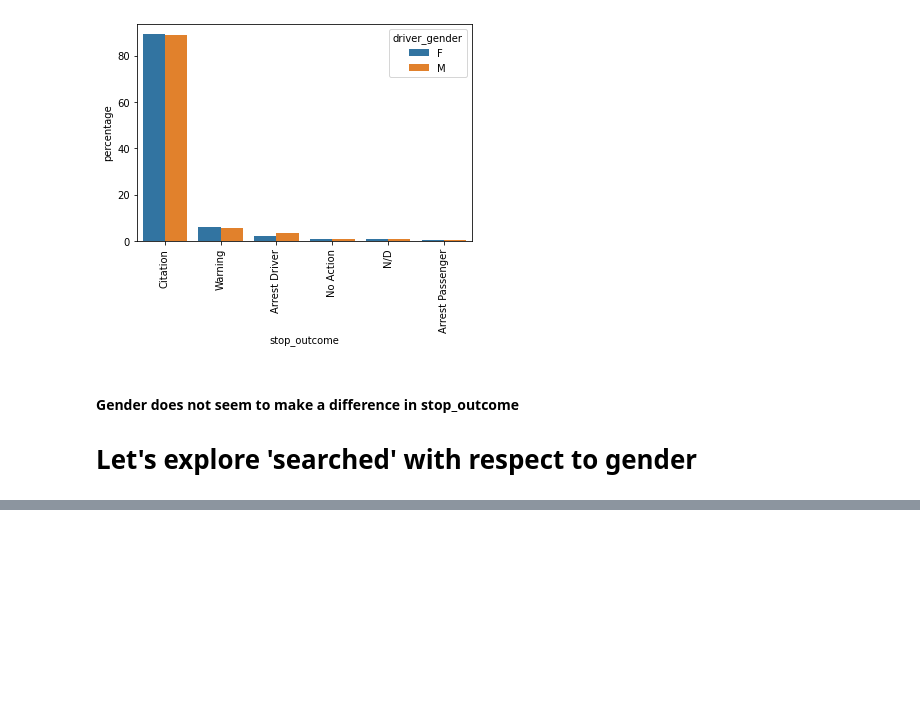
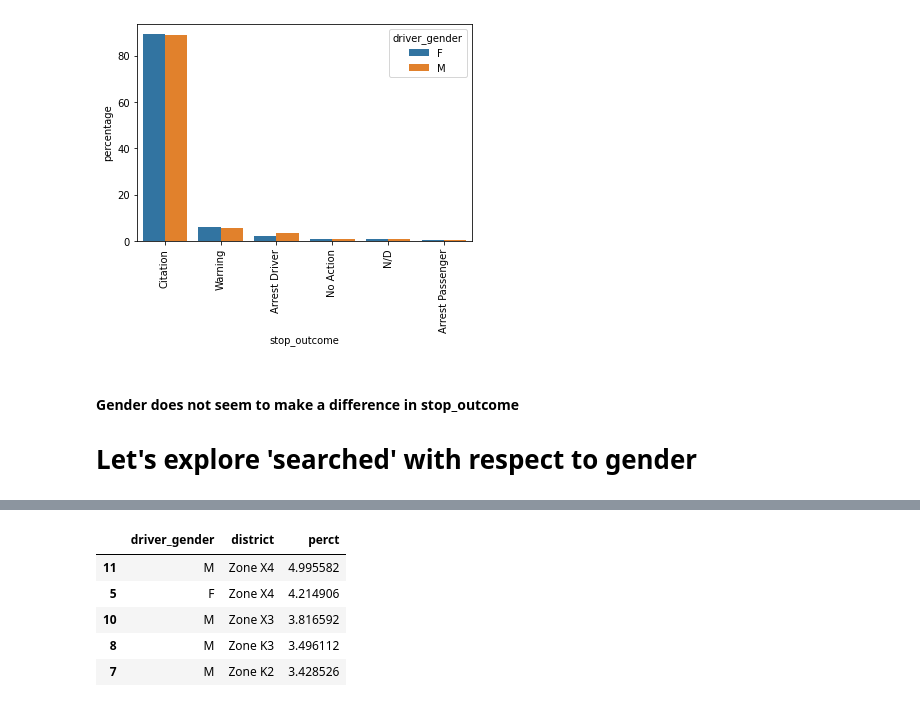
Before and after one commit to kipmadden/Stanford-Open-Policing-Project, a Jupyter notebook: Stanford Open Policing Project - Rhode Island Analysis.ipynb, the cells around one changed output, grey strips where cells are left out. Saved outputs shown, nothing was run; the diff lists cells and outputs as text; code cells hidden in the pictures; blank space fills up the shorter version.

```diff
--- a/Stanford Open Policing Project - Rhode Island Analysis.ipynb
+++ b/Stanford Open Policing Project - Rhode Island Analysis.ipynb
@@ -305,0 +381,9 @@ Name: is_arrested, dtype: float64
+# %%
+gender_zone.head()
+# %% [output]
+|  | driver_gender | district | perct |
+| 11 | M | Zone X4 | 4.995582 |
+| 5 | F | Zone X4 | 4.214906 |
+| 10 | M | Zone X3 | 3.816592 |
+| 8 | M | Zone K3 | 3.496112 |
+| 7 | M | Zone K2 | 3.428526 |
```
Also changed, not shown: parts of 16 cells of this notebook.
